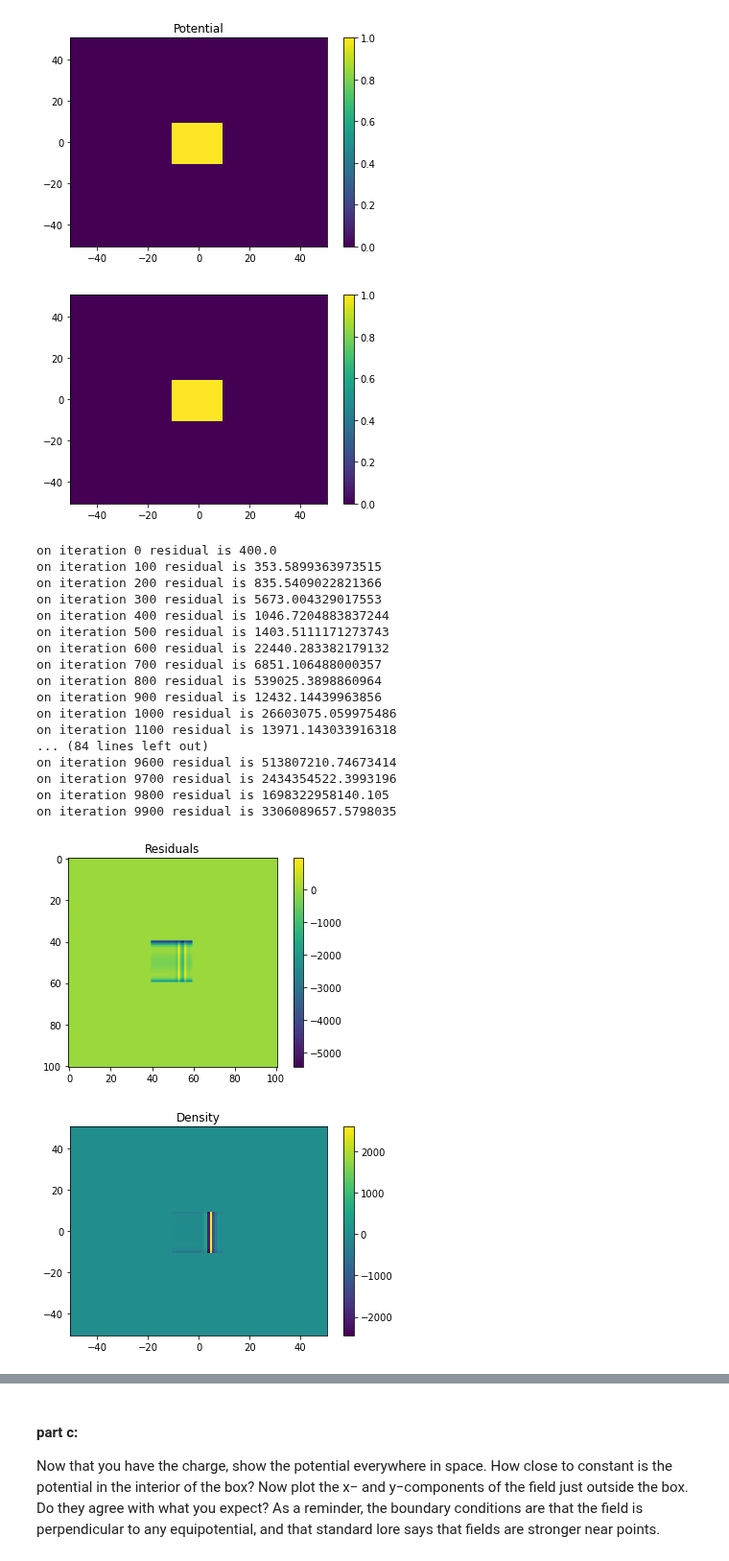
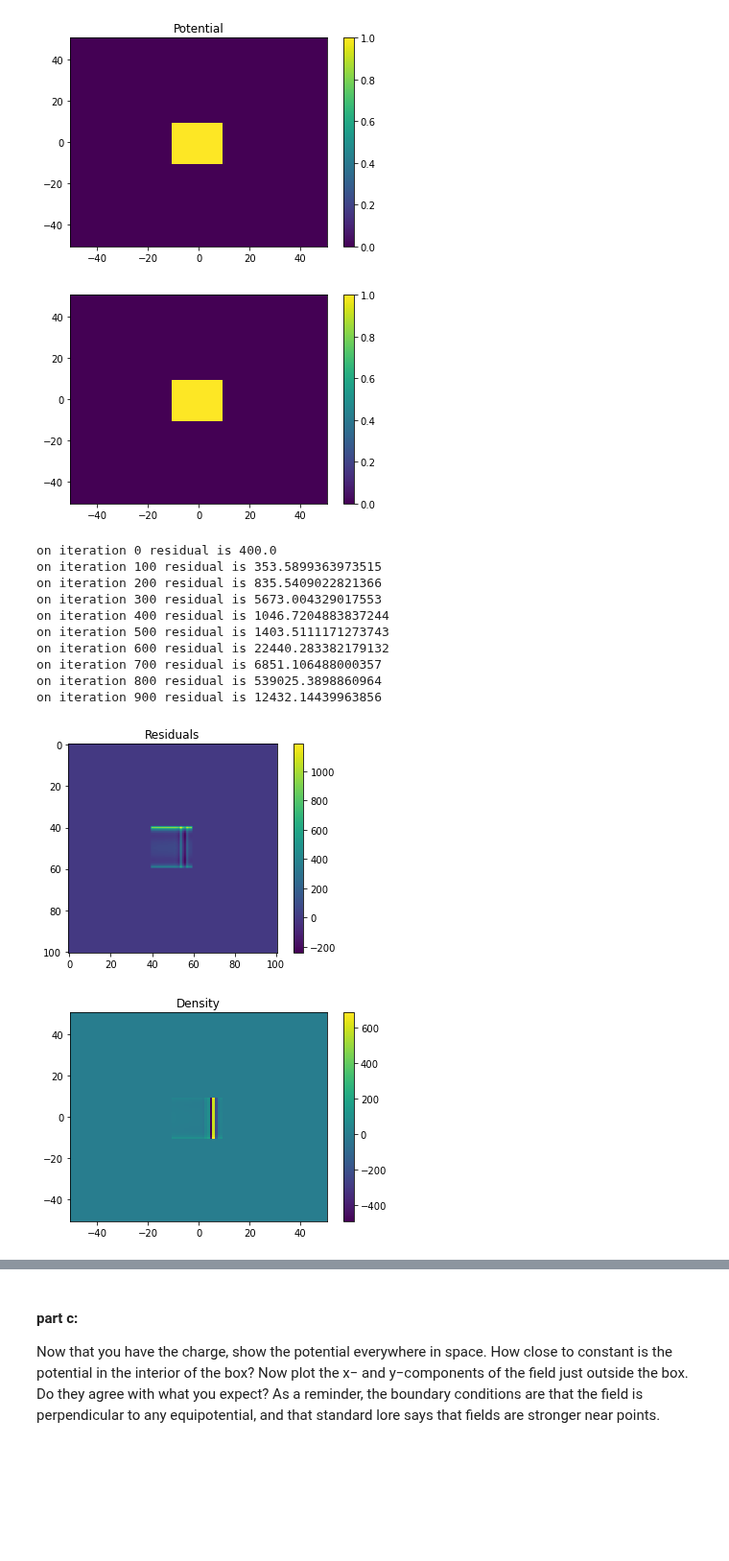
Before and after one commit to eklem1/Phys512_EK, a Jupyter notebook: PS7/A7_Q2.ipynb, the cells around one changed output, grey strips where cells are left out. Shown at 96% size. Drawn from its saved outputs; the diff is of its cells as text; code cells hidden in the pictures; blank space fills up the shorter version.

```diff
--- a/PS7/A7_Q2.ipynb
+++ b/PS7/A7_Q2.ipynb
@@ -200,40 +198,52 @@ result[:V_r.shape[0],:V_r.shape[1]] = V_r
 # print(result)
 # %%
 m=101
+# m = n//2
+
 cM = int(m/2)
 s = 10
 
-V=np.zeros([m,m])
+#setting up the BC of the potential I want
+V_bc=np.zeros([m,m])
 
-#but like all along the box boundary?
-# V=V_r
-# V[cM-s:cM+s,cM-s] = 1.0
-
-#other sides of box
-# V[cM-s:cM+s,cM+s] = 1.0
-# V[cM-s, cM-s:cM+s] = 1.0
-# V[cM+s, cM-s:cM+s] = 1.0
+x=np.linspace(-cM,cM,m)
+xx,yy=np.meshgrid(x,x)
 
 #solid box?
 # V=V_r
-V[cM-s:cM+s,cM-s:cM+s] = 1.0
+V_bc[cM-s:cM+s,cM-s:cM+s] = 1.0
 
-plt.pcolor(xx, yy, V,  shading='auto')
+plt.pcolor(xx, yy, V_bc,  shading='auto')
 plt.title("Potential")
 plt.colorbar()
 plt.show()
 # %% [output]
 [figure]
 # %%
-bc=0*V
+bc=np.zeros([m,m])
 
 mask=np.zeros([m,m],dtype='bool')
 
 #mask our line - I'm not actually usign this at all
 mask[cM-s:cM+s,cM-s:cM+s]=True
-bc[cM-s:cM+s,cM-s:cM+s]=1.0 #I don't think I need these anyways
+bc[cM-s:cM+s,cM-s:cM+s]=1.0 #I don't think I need these anyways - cause that's what my V is
 
-b=V.copy()
+# bc[0,:] = 0.0
+# bc[-1,:] = 0.0
+# bc[:,0] = 0.0
+# bc[:,-1] = 0.0
+
+# mask[0,:] = True
+# mask[-1,:] = True
+# mask[:,0] = True
+# mask[:,-1] = True
+
+# V = bc[mask]
+# rho = 0 * V
+
+b=V_bc.copy()
+
+# print(b)
 
 #what is b really?
 # is it just the 1/2pi * ln(r) function?
@@ -248,11 +258,13 @@ G = green(xx,yy)
 #I get nans for the center point, cause there r = 0 and log(0) = -inf
 #doing this for now but this must be wrong -> soften to get rid of infs
 
-#also is this not just r, but dep on V at all???
-#or should the r go to the nearest point that is rho=0 or smt?
-#where does part a come in???
 #and what about the mask??
+# FT of point charge potential
 
+# kernel = V_r.copy()
+# G = np.fft.rfft2(G)
+
+# G = kernelft
 #initial guess for rho
 rho = np.zeros([m,m])
 
@@ -266,54 +278,46 @@ plt.show()
 
 p=r.copy()
 
-for k in range(10000):
-    #Ap=(Ax(pad(p),mask))
+for k in range(1000):
+
     Ap=Ax(G, p, mask)
-    #rtr=np.sum(r*r)
+
     rtr=np.sum(r*r)
     if k%100==0:
         print('on iteration ' + repr(k) + ' residual is ' + repr(rtr))
         #are really not getting smaller
     alpha=rtr/np.sum(Ap*p)
 
-#     V=V+alpha*p #pad(alpha*p)
     rho=rho+alpha*p #pad(alpha*p)
 
     rnew=r-alpha*Ap
     beta=np.sum(rnew*rnew)/rtr
     p=rnew+beta*p
     r=rnew
 
 plt.imshow(r)
 plt.title("Residuals")
 plt.colorbar()
 plt.show()
 
-plt.pcolor(xx, yy, rho,  shading='auto')
+plt.pcolor(xx, yy, rho, shading='auto')
 plt.title("Density")
 plt.colorbar()
 plt.show()
 # %% [output]
 [figure]
 on iteration 0 residual is 400.0
 on iteration 100 residual is 353.5899363973515
 on iteration 200 residual is 835.5409022821366
 on iteration 300 residual is 5673.004329017553
 on iteration 400 residual is 1046.7204883837244
 on iteration 500 residual is 1403.5111171273743
 on iteration 600 residual is 22440.283382179132
 on iteration 700 residual is 6851.106488000357
 on iteration 800 residual is 539025.3898860964
 on iteration 900 residual is 12432.14439963856
-on iteration 1000 residual is 26603075.059975486
-on iteration 1100 residual is 13971.143033916318
-... (84 lines left out)
-on iteration 9600 residual is 513807210.74673414
-on iteration 9700 residual is 2434354522.3993196
-on iteration 9800 residual is 1698322958140.105
-on iteration 9900 residual is 3306089657.5798035
-[figure, old version]
+[figure, new version]
-[figure, old version]
+[figure, new version]
 # %%
 #getting some really weird streaks that must be wrong
 # %%
```
Also changed, not shown: parts of 6 cells of this notebook, 1 other file.
